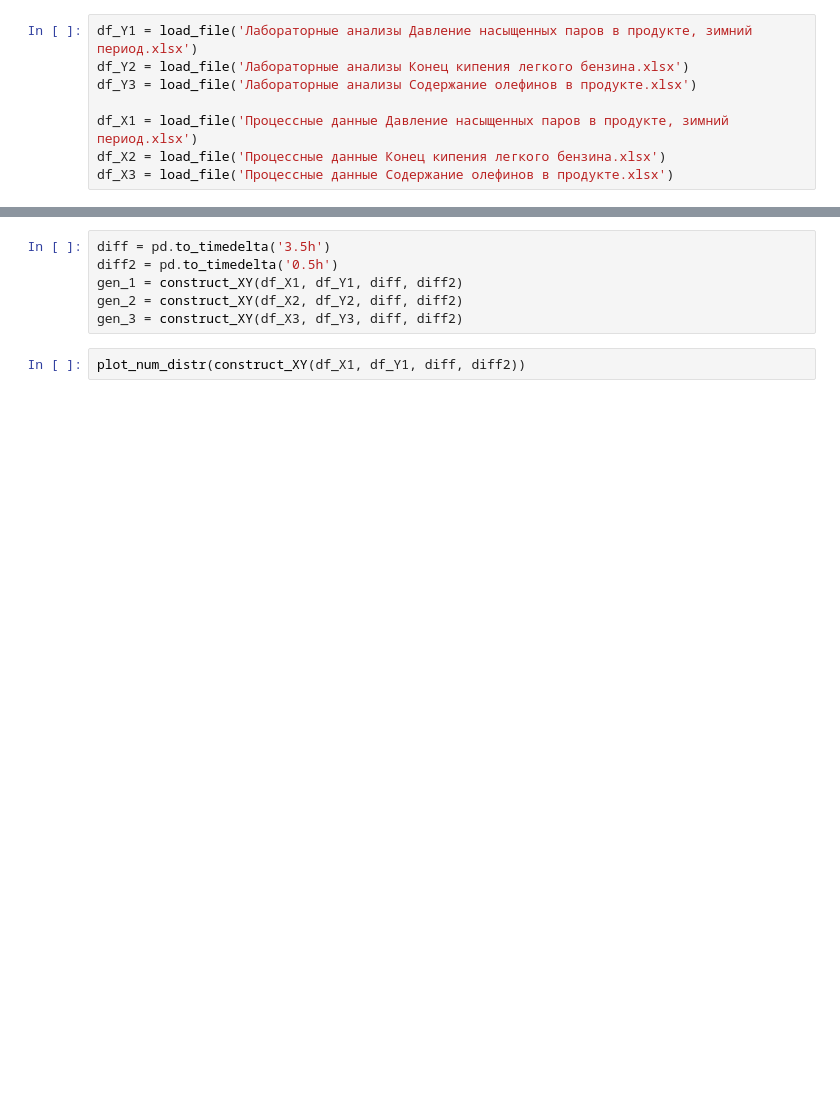
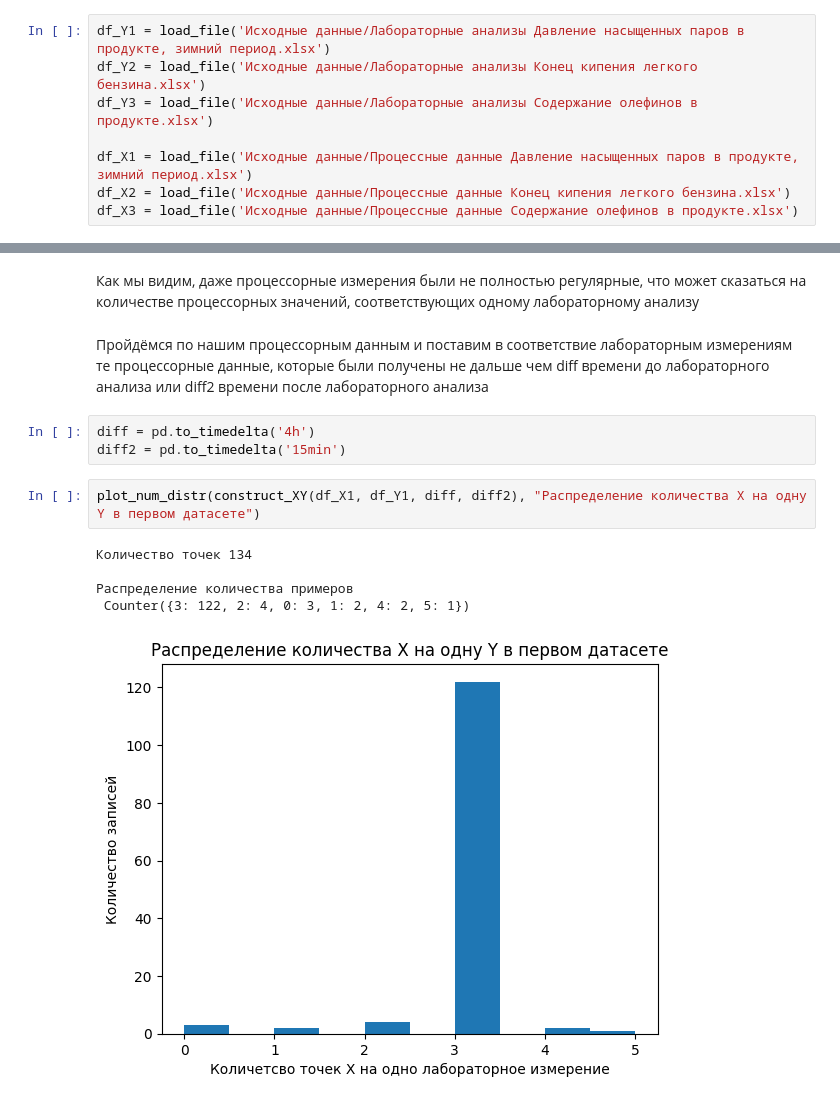
Before and after one commit to SergeiFG/Soft-Sensors, a Jupyter notebook: Data_preparation.ipynb, the cells around one changed output, grey strips where cells are left out. Saved outputs shown, nothing was run; the diff lists cells and outputs as text; blank space fills up the shorter version.

```diff
--- a/Data_preparation.ipynb
+++ b/Data_preparation.ipynb
@@ -61,8 +87,8 @@ def plot_num_distr(gen):
 # %%
-df_Y1 = load_file('Лабораторные анализы Давление насыщенных паров в продукте, зимний период.xlsx')
-df_Y2 = load_file('Лабораторные анализы Конец кипения легкого бензина.xlsx')
-df_Y3 = load_file('Лабораторные анализы Содержание олефинов в продукте.xlsx')
+df_Y1 = load_file('Исходные данные/Лабораторные анализы Давление насыщенных паров в продукте, зимний период.xlsx')
+df_Y2 = load_file('Исходные данные/Лабораторные анализы Конец кипения легкого бензина.xlsx')
+df_Y3 = load_file('Исходные данные/Лабораторные анализы Содержание олефинов в продукте.xlsx')
 
-df_X1 = load_file('Процессные данные Давление насыщенных паров в продукте, зимний период.xlsx')
-df_X2 = load_file('Процессные данные Конец кипения легкого бензина.xlsx')
-df_X3 = load_file('Процессные данные Содержание олефинов в продукте.xlsx')
+df_X1 = load_file('Исходные данные/Процессные данные Давление насыщенных паров в продукте, зимний период.xlsx')
+df_X2 = load_file('Исходные данные/Процессные данные Конец кипения легкого бензина.xlsx')
+df_X3 = load_file('Исходные данные/Процессные данные Содержание олефинов в продукте.xlsx')
@@ -83,9 +139,16 @@ plot_timedelta_distr(df_X1)
+# %% [markdown]
+Как мы видим, даже процессорные измерения были не полностью регулярные, что может сказаться на количестве процессорных значений, соответствующих одному лабораторному анализу
+# %% [markdown]
+Пройдёмся по нашим процессорным данным и поставим в соответствие лабораторным измерениям те процессорные данные, которые были получены не дальше чем diff времени до лабораторного анализа или diff2 времени после лабораторного анализа
 # %%
-diff = pd.to_timedelta('3.5h')
-diff2 = pd.to_timedelta('0.5h')
-gen_1 = construct_XY(df_X1, df_Y1, diff, diff2)
-gen_2 = construct_XY(df_X2, df_Y2, diff, diff2)
-gen_3 = construct_XY(df_X3, df_Y3, diff, diff2)
+diff = pd.to_timedelta('4h')
+diff2 = pd.to_timedelta('15min')
 # %%
-plot_num_distr(construct_XY(df_X1, df_Y1, diff, diff2))
+plot_num_distr(construct_XY(df_X1, df_Y1, diff, diff2), "Распределение количества X на одну Y в первом датасете")
+# %% [output]
+Количество точек 134
+
+Распределение количества примеров
+ Counter({3: 122, 2: 4, 0: 3, 1: 2, 4: 2, 5: 1})
+[figure, added]
 # %%
```
Also changed, not shown: parts of 26 cells of this notebook, 9 other files.
